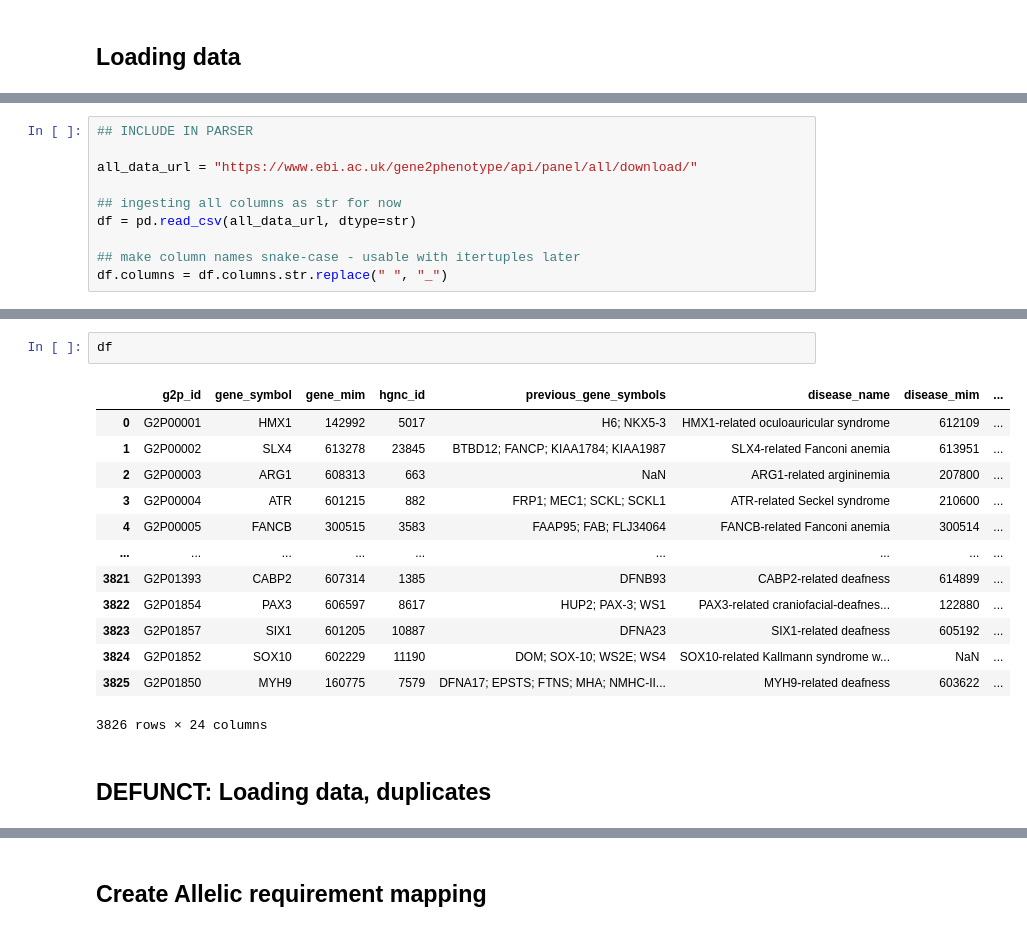
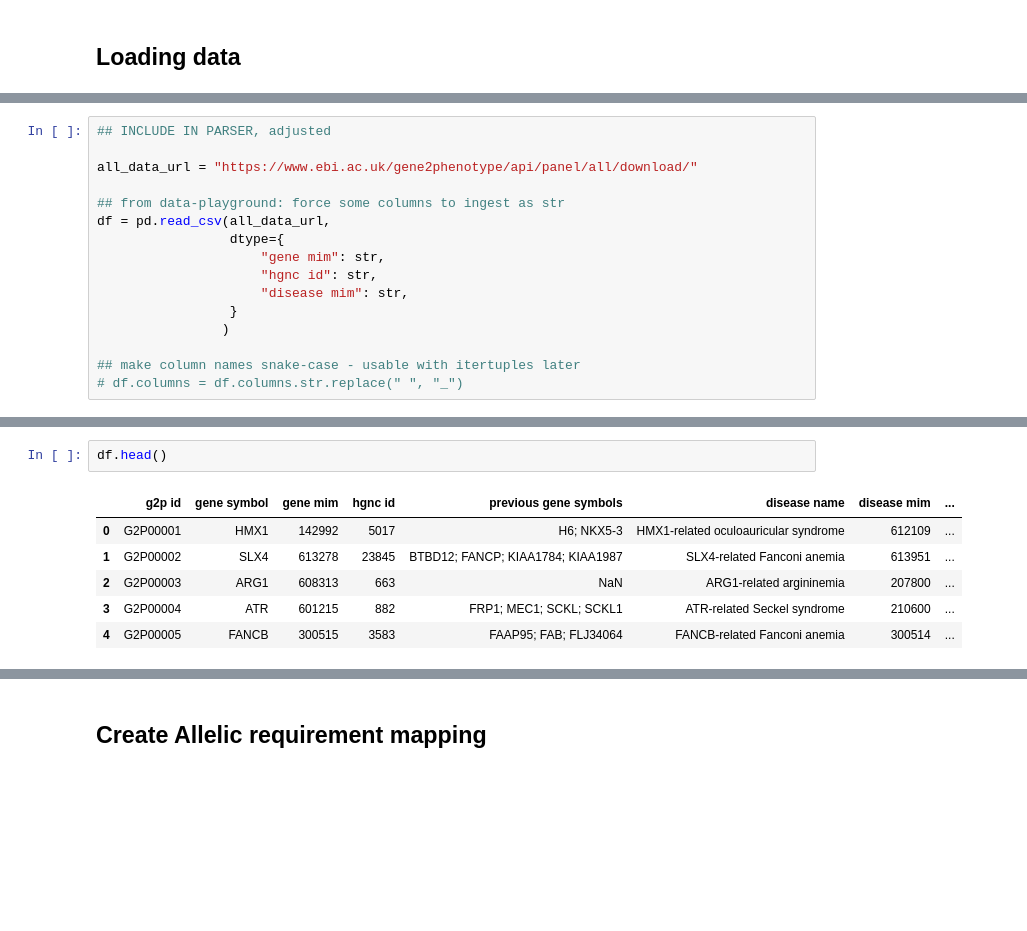
Before and after one commit to NCATSTranslator/translator-ingests, a Jupyter notebook: src/translator_ingest/ingests/gene2phenotype/parser-writing.ipynb, the cells around one changed output, grey strips where cells are left out. Saved outputs shown, nothing was run; the diff lists cells and outputs as text; blank space fills up the shorter version.

Commit message:
gene2phenotype: refactor dev notebooks
parser-dev notebook now matches parser so it's much easier to test code out and check output stats
some info moved to data-playground

```diff
--- a/src/translator_ingest/ingests/gene2phenotype/parser-writing.ipynb
+++ b/src/translator_ingest/ingests/gene2phenotype/parser-writing.ipynb
@@ -51,10 +42,16 @@ datetime.now(datetime.now().astimezone().tzinfo).strftime("%Y-%m-%d")
 # %%
-## INCLUDE IN PARSER
+## INCLUDE IN PARSER, adjusted
 
 all_data_url = "https://www.ebi.ac.uk/gene2phenotype/api/panel/all/download/"
 
-## ingesting all columns as str for now
-df = pd.read_csv(all_data_url, dtype=str)
+## from data-playground: force some columns to ingest as str
+df = pd.read_csv(all_data_url,
+                 dtype={
+                     "gene mim": str,
+                     "hgnc id": str,
+                     "disease mim": str,
+                 }
+                )
 
 ## make column names snake-case - usable with itertuples later
-df.columns = df.columns.str.replace(" ", "_")
+# df.columns = df.columns.str.replace(" ", "_")
@@ -157,18 +78,9 @@ df[df.duplicated(keep=False)]
 # %%
-df
+df.head()
 # %% [output]
-|  | g2p_id | gene_symbol | gene_mim | hgnc_id | previous_gene_symbols | disease_name | disease_mim | ... |
+|  | g2p id | gene symbol | gene mim | hgnc id | previous gene symbols | disease name | disease mim | ... |
 | 0 | G2P00001 | HMX1 | 142992 | 5017 | H6; NKX5-3 | HMX1-related oculoauricular syndrome | 612109 | ... |
 | 1 | G2P00002 | SLX4 | 613278 | 23845 | BTBD12; FANCP; KIAA1784; KIAA1987 | SLX4-related Fanconi anemia | 613951 | ... |
 | 2 | G2P00003 | ARG1 | 608313 | 663 | NaN | ARG1-related argininemia | 207800 | ... |
 | 3 | G2P00004 | ATR | 601215 | 882 | FRP1; MEC1; SCKL; SCKL1 | ATR-related Seckel syndrome | 210600 | ... |
 | 4 | G2P00005 | FANCB | 300515 | 3583 | FAAP95; FAB; FLJ34064 | FANCB-related Fanconi anemia | 300514 | ... |
-| ... | ... | ... | ... | ... | ... | ... | ... | ... |
-| 3821 | G2P01393 | CABP2 | 607314 | 1385 | DFNB93 | CABP2-related deafness | 614899 | ... |
-| 3822 | G2P01854 | PAX3 | 606597 | 8617 | HUP2; PAX-3; WS1 | PAX3-related craniofacial-deafnes... | 122880 | ... |
-| 3823 | G2P01857 | SIX1 | 601205 | 10887 | DFNA23 | SIX1-related deafness | 605192 | ... |
-| 3824 | G2P01852 | SOX10 | 602229 | 11190 | DOM; SOX-10; WS2E; WS4 | SOX10-related Kallmann syndrome w... | NaN | ... |
-| 3825 | G2P01850 | MYH9 | 160775 | 7579 | DFNA17; EPSTS; FTNS; MHA; NMHC-II... | MYH9-related deafness | 603622 | ... |
-3826 rows × 24 columns
-# %% [markdown]
-## DEFUNCT: Loading data, duplicates
```
Also changed, not shown: parts of 153 cells of this notebook, 1 other file.
